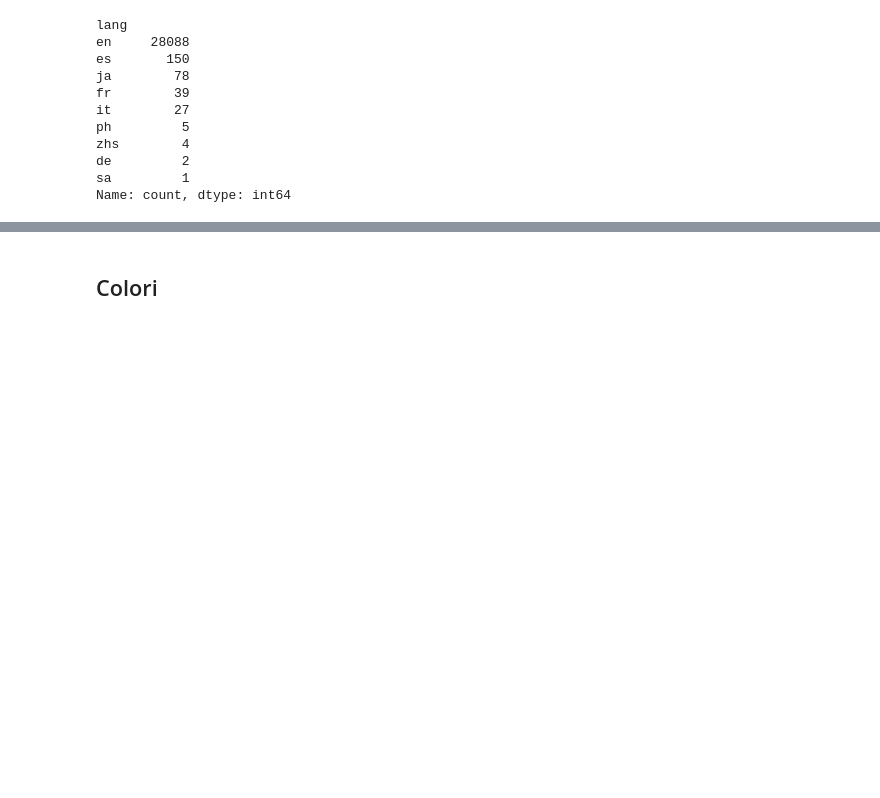
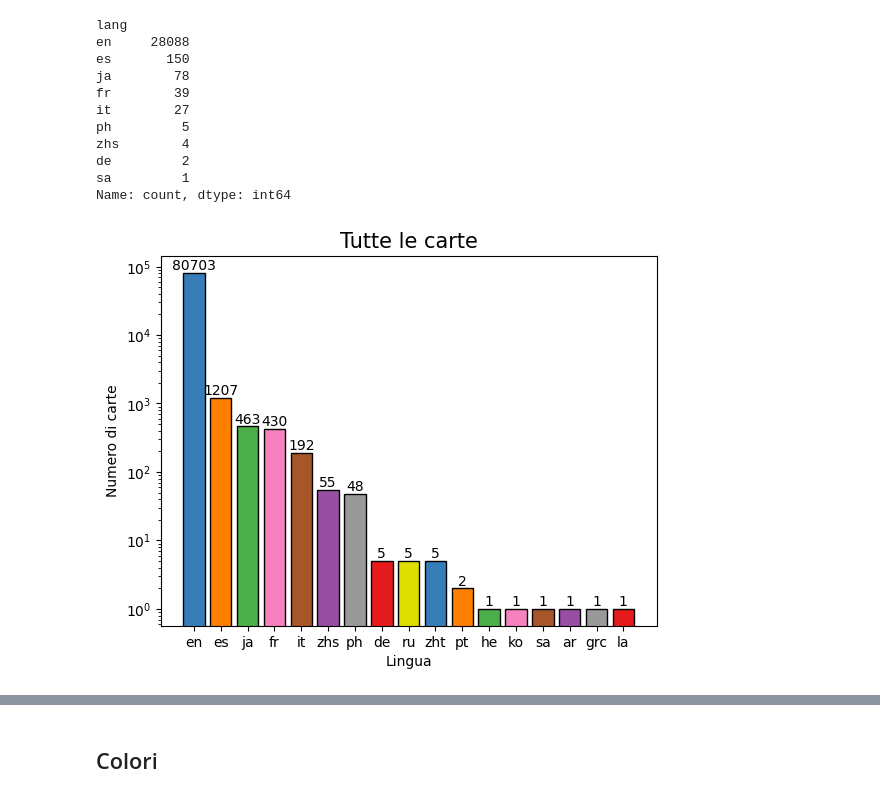
Before and after one commit to leonardosolari/SciViz-MTG, a Jupyter notebook: notebook.ipynb, the cells around one changed output, grey strips where cells are left out. Cells and saved outputs as stored; diff of their text form; code cells hidden in the pictures; blank space fills up the shorter version.

```diff
--- a/notebook.ipynb
+++ b/notebook.ipynb
@@ -551,6 +501,19 @@ zhs        4
 de         2
 sa         1
 Name: count, dtype: int64
+# %%
+labels = df['lang'].value_counts().keys()
+sizes = df['lang'].value_counts()
+
+plt.yscale('log')
+plt.title("Tutte le carte",fontsize=15)
+bar = plt.bar(labels, sizes, color=colorBlindPalette, edgecolor='black')
+plt.xlabel("Lingua")
+plt.ylabel("Numero di carte")
+plt.bar_label(bar)
+plt.show()
+# %% [output]
+[figure, added]
 # %%
 labels = uniqueCards['lang'].value_counts().keys()
 sizes = uniqueCards['lang'].value_counts()
```
Also changed, not shown: parts of 84 cells of this notebook.
